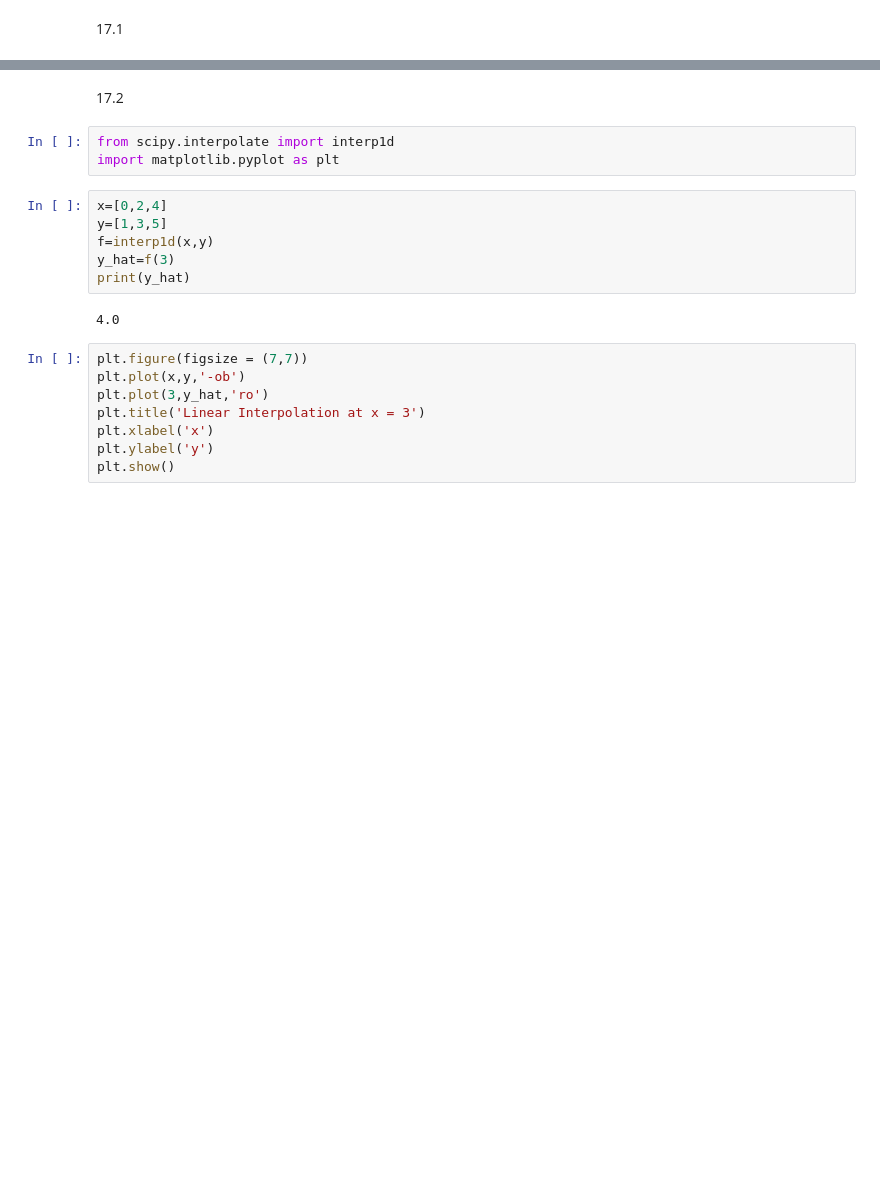
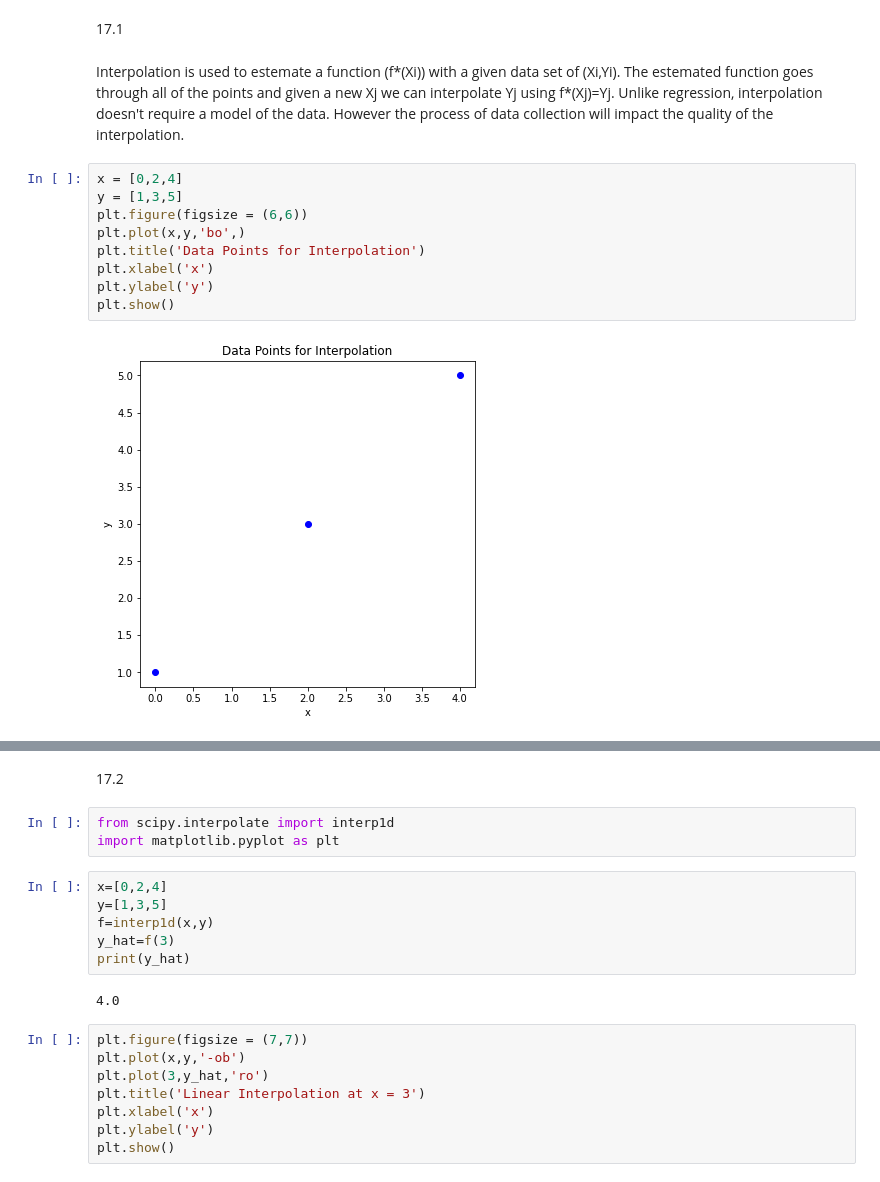
Before and after one commit to Lukew69/MAT421-homework, a Jupyter notebook: Module_B.ipynb, the cells around one changed output, grey strips where cells are left out. Saved outputs shown, nothing was run; the diff lists cells and outputs as text; blank space fills up the shorter version.

```diff
--- a/Module_B.ipynb
+++ b/Module_B.ipynb
@@ -2,3 +2,17 @@
 <a href="https://colab.research.google.com/github/Lukew69/MAT421-homework/blob/main/Module_B.ipynb" target="_parent"><img src="https://colab.research.google.com/assets/colab-badge.svg" alt="Open In Colab"/></a>
 # %% [markdown]
 17.1
+# %% [markdown]
+Interpolation is used to estemate a function (f*(Xi)) with a given data set of (Xi,Yi). The estemated function goes through all of the points and given a new Xj we can interpolate Yj using f*(Xj)=Yj.
+Unlike regression, interpolation doesn't require a model of the data. However the process of data collection will impact the quality of the interpolation.
+# %%
+x = [0,2,4]
+y = [1,3,5]
+plt.figure(figsize = (6,6))
+plt.plot(x,y,'bo',)
+plt.title('Data Points for Interpolation')
+plt.xlabel('x')
+plt.ylabel('y')
+plt.show()
+# %% [output]
+[figure, added]
```
Also changed, not shown: parts of 2 cells of this notebook.
